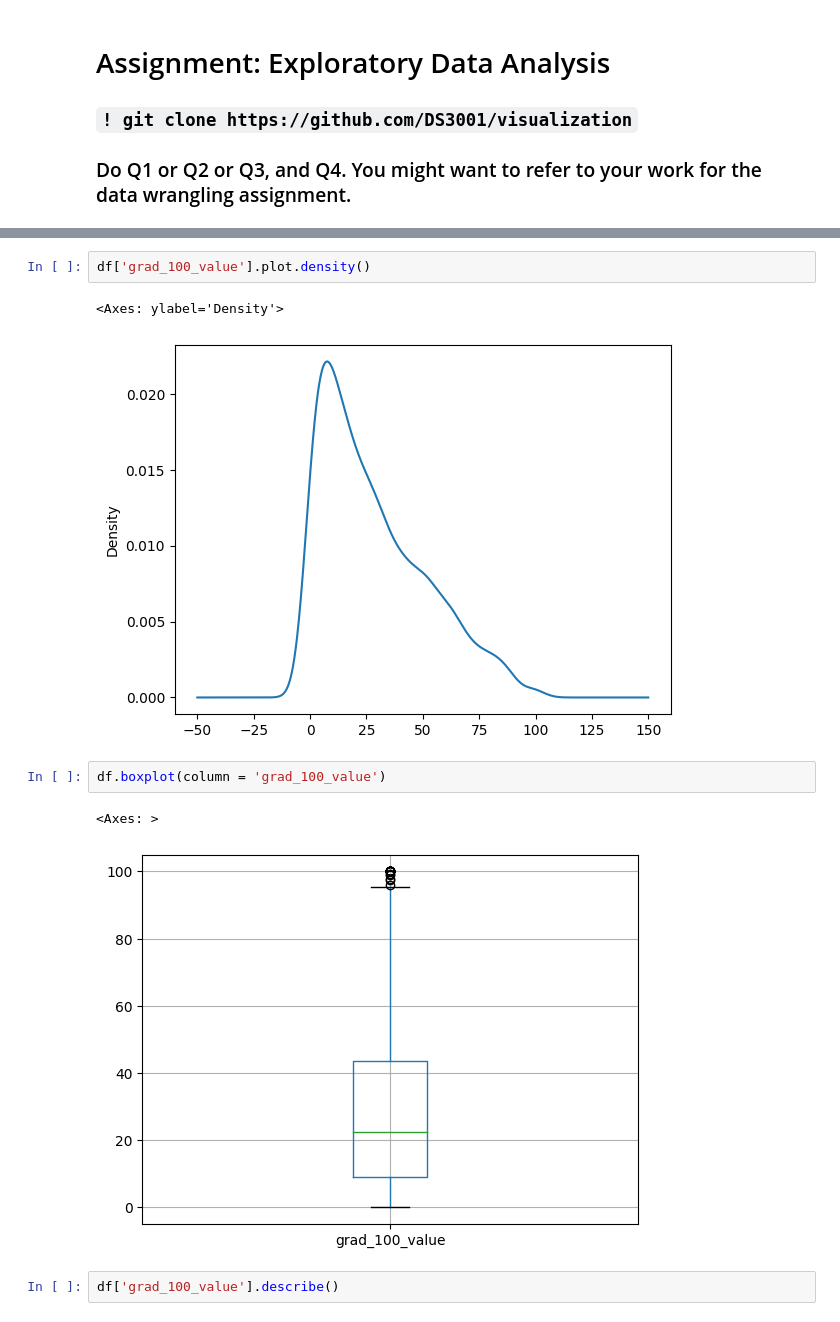
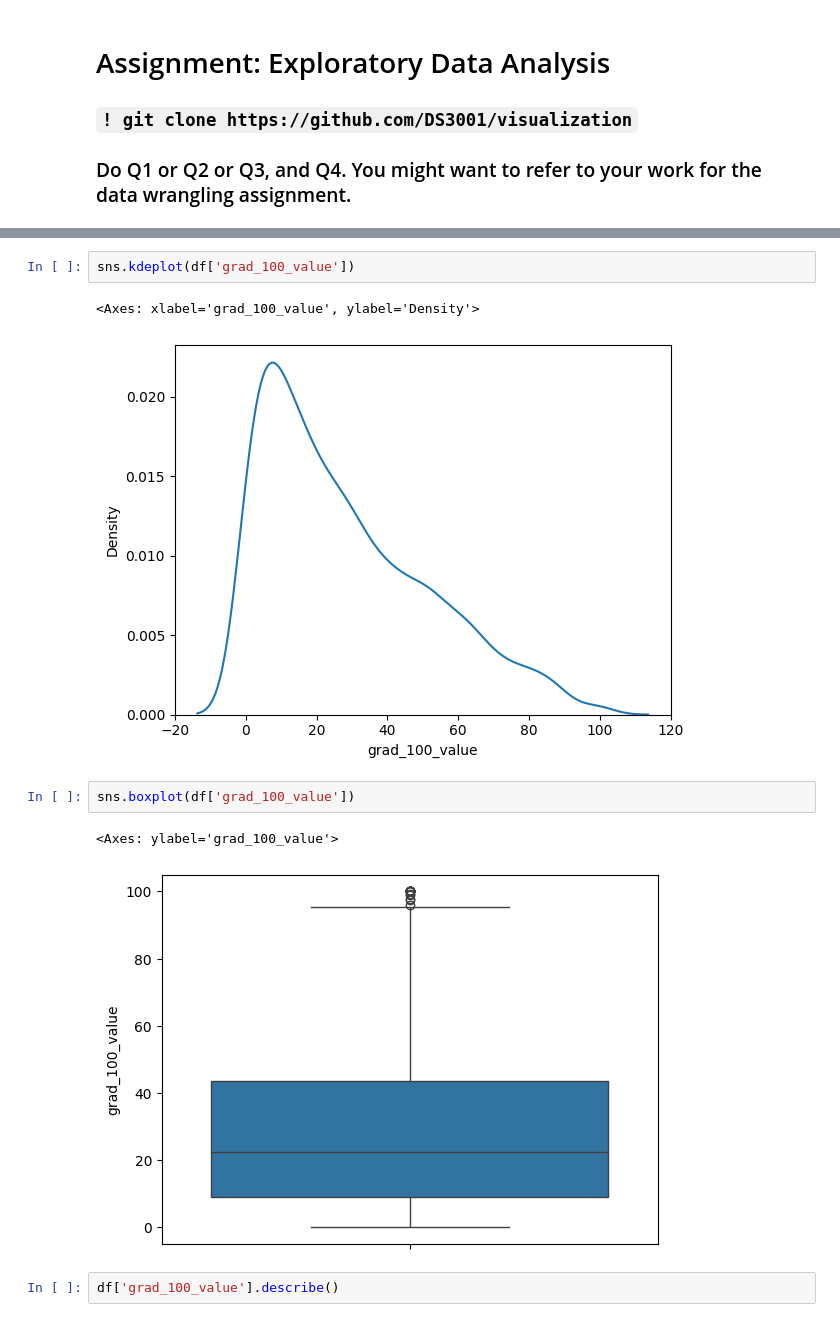
Before and after one commit to awhitehouse1/visualization, a Jupyter notebook: assignment/assignment.ipynb, the cells around one changed output, grey strips where cells are left out. Cells and saved outputs as stored; diff of their text form.

```diff
--- a/assignment/assignment.ipynb
+++ b/assignment/assignment.ipynb
@@ -62,13 +69,13 @@ df['grad_100_value'].hist(bins = 20)
 # %%
-df['grad_100_value'].plot.density()
+sns.kdeplot(df['grad_100_value'])
 # %% [output]
-<Axes: ylabel='Density'>
+<Axes: xlabel='grad_100_value', ylabel='Density'>
-[figure, old version]
+[figure, new version]
 # %%
-df.boxplot(column = 'grad_100_value')
+sns.boxplot(df['grad_100_value'])
 # %% [output]
-<Axes: >
+<Axes: ylabel='grad_100_value'>
-[figure, old version]
+[figure, new version]
 # %%
 df['grad_100_value'].describe()
 # %% [output]
```
Also changed, not shown: parts of 22 cells of this notebook.
